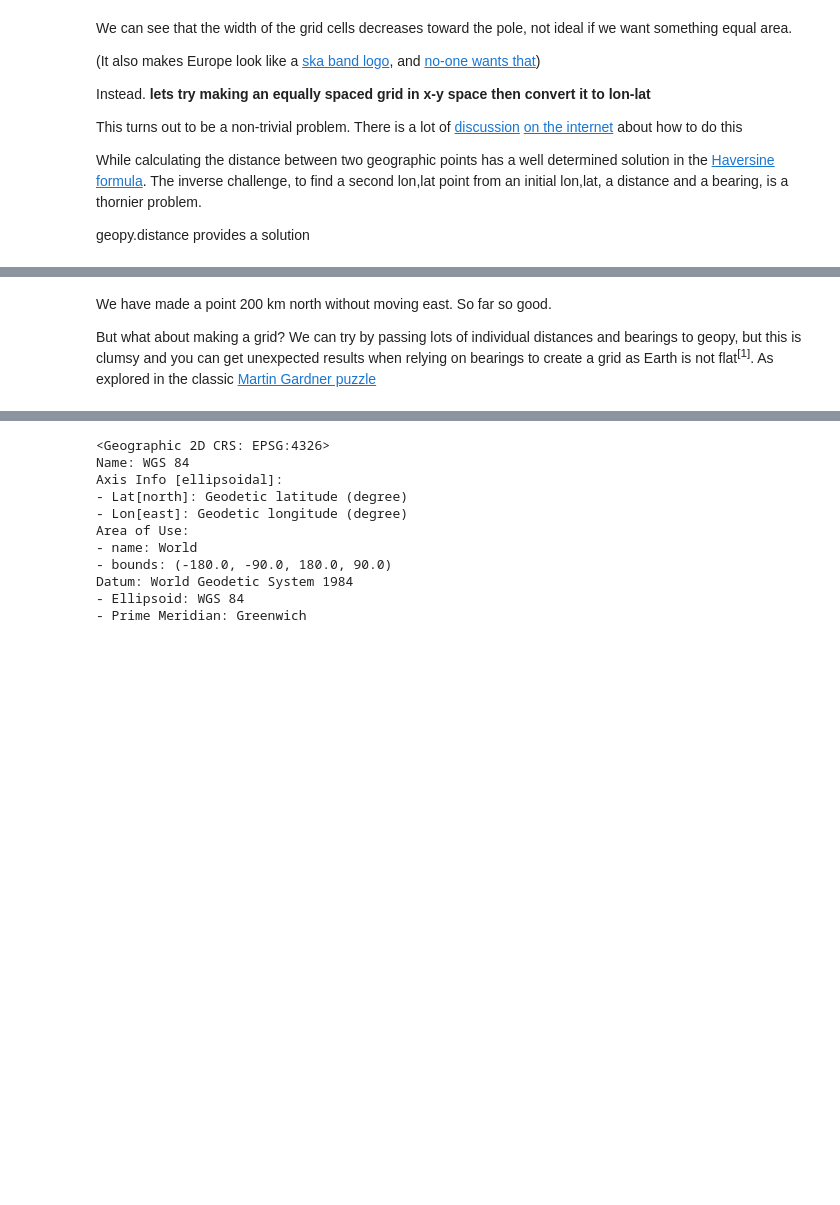
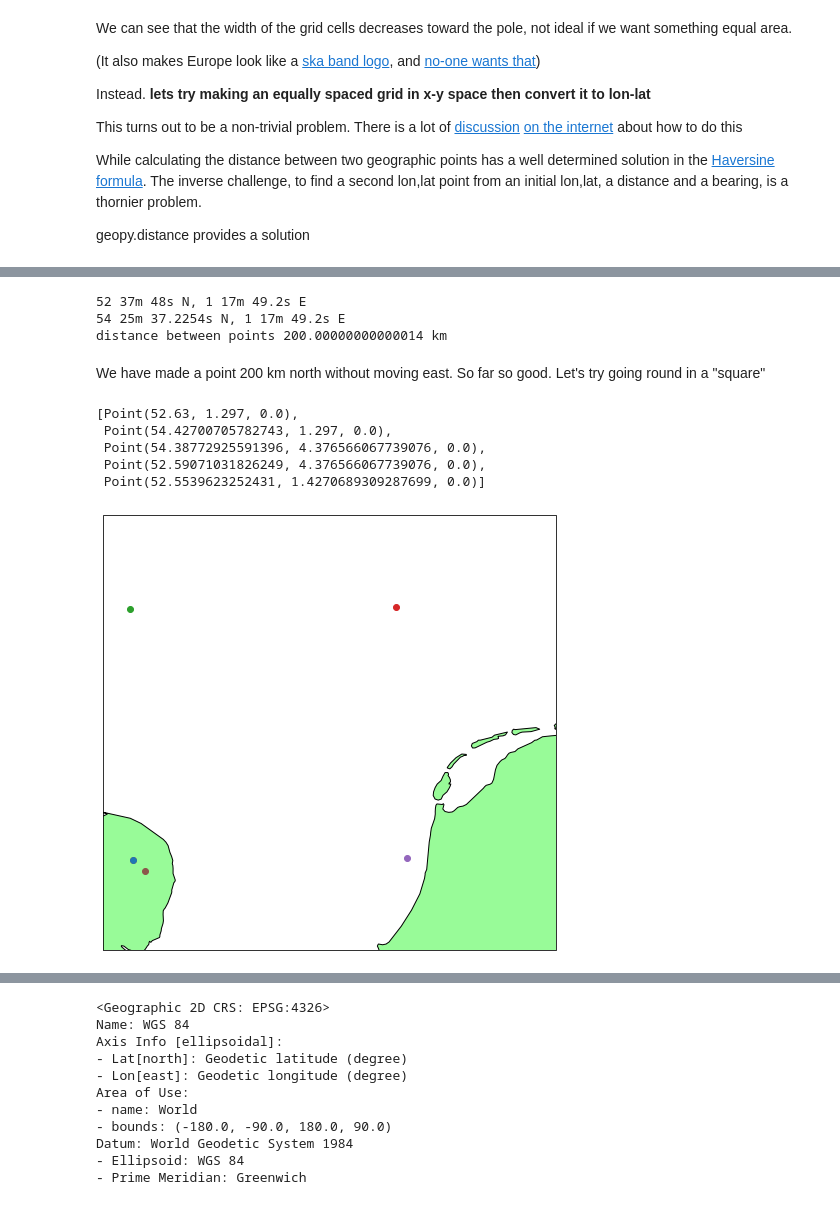
Before and after one commit to callumrollo/pyproj-demo, a Jupyter notebook: projections.ipynb, the cells around one changed output, grey strips where cells are left out. Drawn from its saved outputs; the diff is of its cells as text; code cells hidden in the pictures; blank space fills up the shorter version.

```diff
--- a/projections.ipynb
+++ b/projections.ipynb
@@ -62,13 +62,13 @@ While calculating the distance between two geographic points has a well determin
 
 geopy.distance provides a solution
 # %%
-import geopy.distance
+from geopy import distance
 
 # Define starting point.
 start = geopy.Point(origin[1], origin[0]) # remember geopy expects (lat, lon)
 
 # Define a general distance object
-d = geopy.distance.distance(kilometers=200)
+d = distance.distance(kilometers=200)
 
 # Use the `destination` method with a bearing of 0 degrees (which is north)
 # in order to go from point `start` 200 km to the north.
@@ -82,4 +76,35 @@ print(final)
-# %% [markdown]
-We have made a point 200 km north without moving east. So far so good.
-
-But what about making a grid? We can try by passing lots of individual distances and bearings to geopy, but this is clumsy and you can get unexpected results when relying on bearings to create a grid as Earth is not flat<sup>[1]</sup>. As explored in the classic [Martin Gardner puzzle](https://gdaymath.com/lessons/gmp/1-6-its-all-a-lie-well-sort-of/)
+# %%
+print(start)
+print(final)
+print(f"distance between points {distance.distance(locations[0], locations[1])}")
+# %% [output]
+52 37m 48s N, 1 17m 49.2s E
+54 25m 37.2254s N, 1 17m 49.2s E
+distance between points 200.00000000000014 km
+# %% [markdown]
+We have made a point 200 km north without moving east. So far so good. Let's try going round in a "square"
+# %%
+locations = [start] # Use Norwich as our start
+locations.append(d.destination(point=locations[-1], bearing=0))   # 200 km N
+locations.append(d.destination(point=locations[-1], bearing=90))  # 200 km E
+locations.append(d.destination(point=locations[-1], bearing=180)) # 200 lm S
+locations.append(d.destination(point=locations[-1], bearing=270)) # 200 km W
+# %%
+locations
+# %% [output]
+[Point(52.63, 1.297, 0.0),
+ Point(54.42700705782743, 1.297, 0.0),
+ Point(54.38772925591396, 4.376566067739076, 0.0),
+ Point(52.59071031826249, 4.376566067739076, 0.0),
+ Point(52.5539623252431, 1.4270689309287699, 0.0)]
+# %%
+fig = plt.figure(figsize=(12, 8))
+
+ax = plt.axes(projection=ccrs.AlbersEqualArea()) # note the use of an equal-area projection
+ax.add_feature(land_10m, zorder=-1)
+ax.scatter(origin[0], origin[1], transform=ccrs.PlateCarree(), zorder=2)
+ax.set_extent([1, 6, 52, 55], crs=ccrs.PlateCarree());
+for p in locations:
+    ax.scatter(p.longitude, p.latitude, transform=ccrs.PlateCarree())
+# %% [output]
+[figure, added]
```
Also changed, not shown: parts of 19 cells of this notebook.
